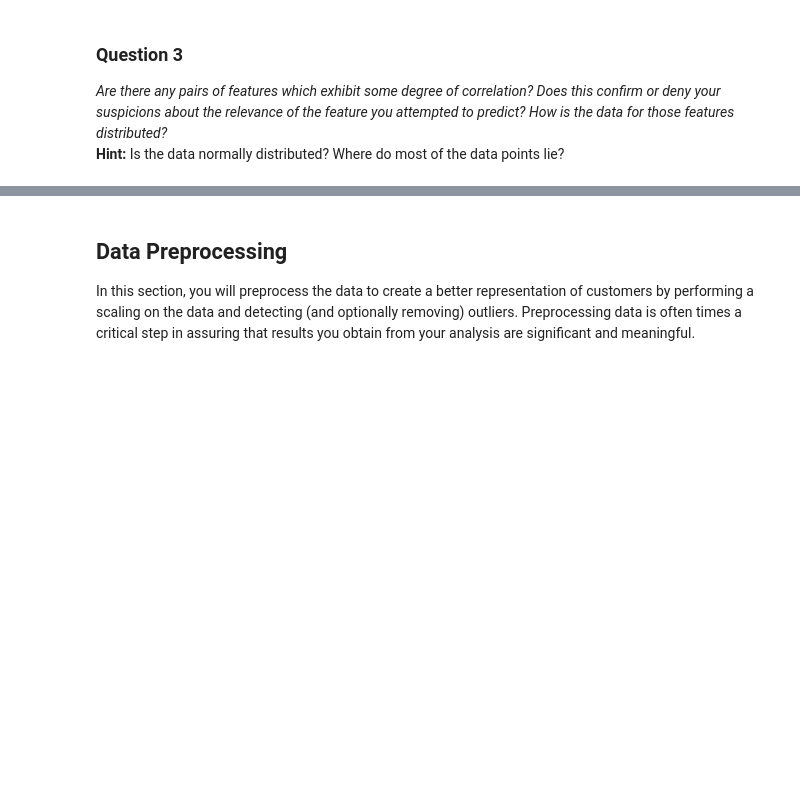
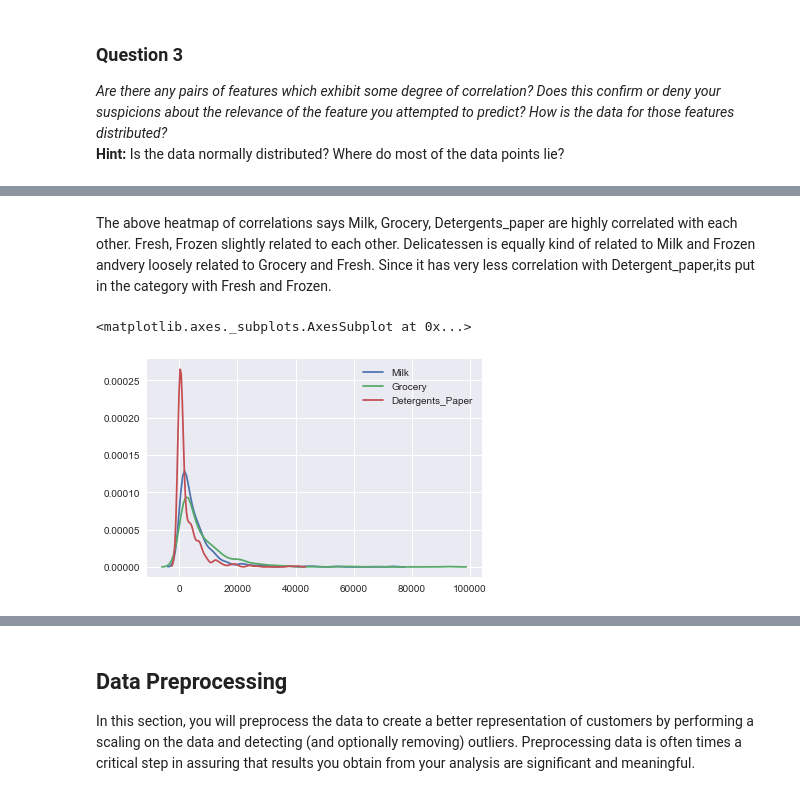
Before and after one commit to namratha2403/customer_segments, a Jupyter notebook: customer_segments.ipynb, the cells around one changed output, grey strips where cells are left out. Drawn from its saved outputs; the diff is of its cells as text; code cells hidden in the pictures; blank space fills up the shorter version.

```diff
--- a/customer_segments.ipynb
+++ b/customer_segments.ipynb
@@ -205,0 +209,12 @@ Yes the feature Milk and Grocery show a high correlation. This confirms my suspi
+# %% [markdown]
+The above heatmap of correlations says Milk, Grocery, Detergents_paper are highly correlated with each other. Fresh, Frozen slightly related to each other. Delicatessen is equally kind of related to Milk and Frozen andvery loosely related to Grocery and Fresh. Since it has very less correlation with Detergent_paper,its put in the category with Fresh and Frozen.
+# %%
+sns.kdeplot(data['Milk'])
+sns.kdeplot(data['Grocery'])
+sns.kdeplot(data['Detergents_Paper'])
+# sns.kdeplot(data['Fresh'])
+# sns.kdeplot(data['Frozen'])
+# sns.kdeplot(data['Delicatessen'])
+# %% [output]
+<matplotlib.axes._subplots.AxesSubplot at 0x...>
+[figure, added]
```
Also changed, not shown: parts of 15 cells of this notebook, 1 other file.
